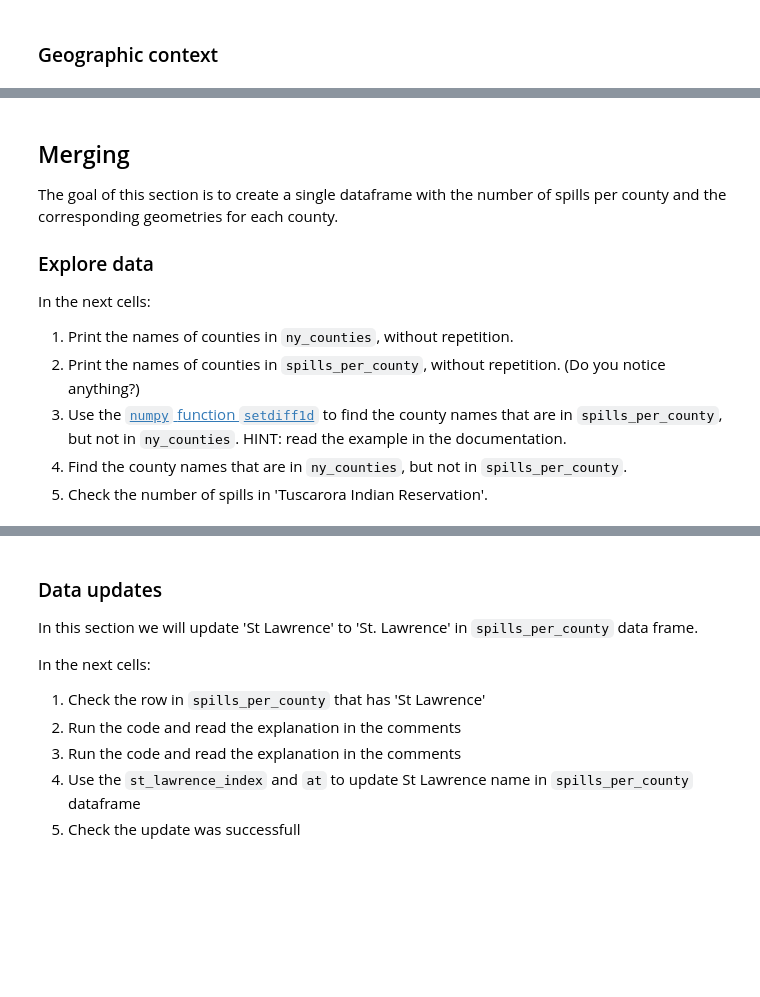
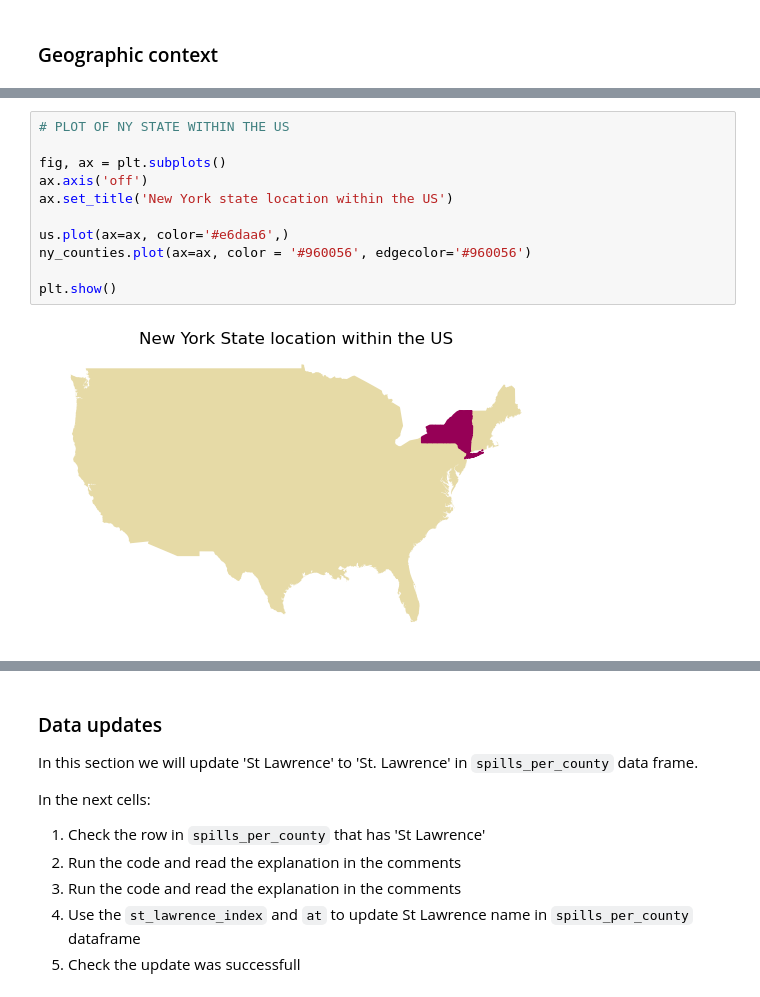
Before and after one commit to carmengg/eds220-oil-spills-sample-repo, a Jupyter notebook: NY-state-spills-per-county.ipynb, the cells around one changed output, grey strips where cells are left out. Saved outputs shown, nothing was run; the diff lists cells and outputs as text; blank space fills up the shorter version.

```diff
--- a/NY-state-spills-per-county.ipynb
+++ b/NY-state-spills-per-county.ipynb
@@ -220,14 +209,13 @@ plt.show()
-# %% [markdown]
-## Merging
-
-The goal of this section is to create a single dataframe with the number of spills per county and the corresponding geometries for each county.
-
-### Explore data
-
-In the next cells:
-
-1. Print the names of counties in `ny_counties`, without repetition.
-2. Print the names of counties in `spills_per_county`, without repetition. (Do you notice anything?)
-3. Use the [`numpy` function `setdiff1d`](https://numpy.org/doc/stable/reference/generated/numpy.setdiff1d.html) to find the county names that are in `spills_per_county`, but not in `ny_counties`. HINT: read the example in the documentation.
-4. Find the county names that are in `ny_counties`, but not in `spills_per_county`.
-5. Check the number of spills in 'Tuscarora Indian Reservation'.
+# %%
+# PLOT OF NY STATE WITHIN THE US
+
+fig, ax = plt.subplots()
+ax.axis('off')
+ax.set_title('New York state location within the US')
+
+us.plot(ax=ax, color='#e6daa6',)
+ny_counties.plot(ax=ax, color = '#960056', edgecolor='#960056')
+
+plt.show()
+# %% [output]
+[figure, added]
```
Also changed, not shown: parts of 10 cells of this notebook.
